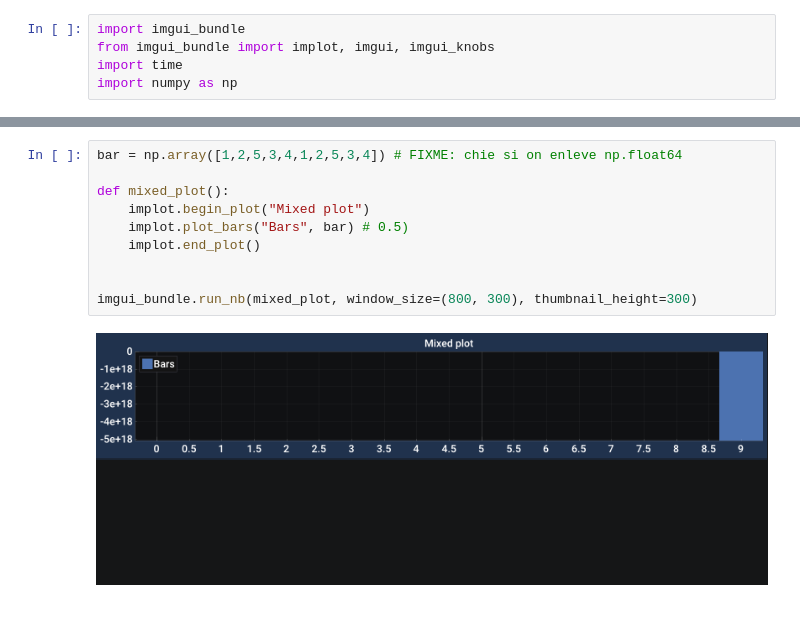
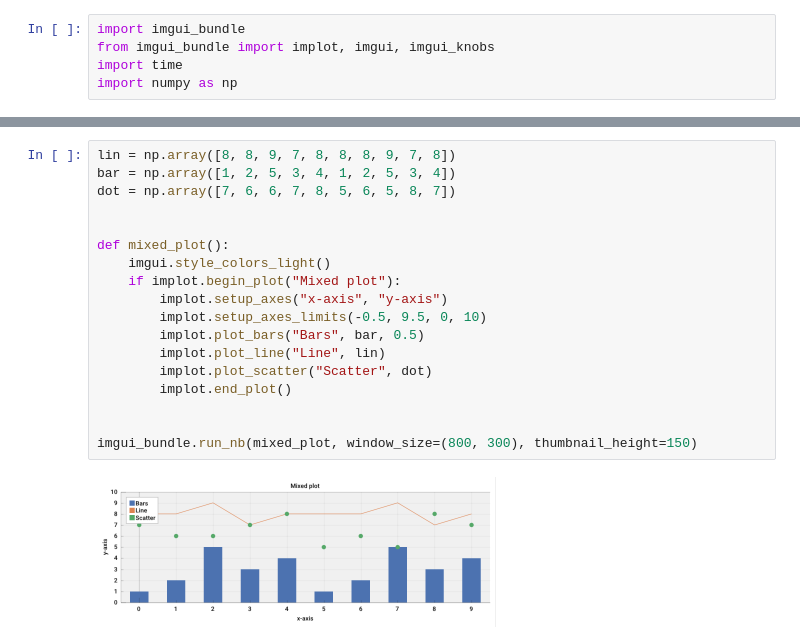
Before and after one commit to pthom/imgui_bundle, a Jupyter notebook: bindings/imgui_bundle/demos/notebooks/demo_notebook.ipynb, the cells around one changed output, grey strips where cells are left out. Drawn from its saved outputs; the diff is of its cells as text; blank space fills up the shorter version.

```diff
--- a/bindings/imgui_bundle/demos/notebooks/demo_notebook.ipynb
+++ b/bindings/imgui_bundle/demos/notebooks/demo_notebook.ipynb
@@ -6,13 +35,21 @@ import numpy as np
 # %%
-bar = np.array([1,2,5,3,4,1,2,5,3,4]) # FIXME: chie si on enleve np.float64
+lin = np.array([8, 8, 9, 7, 8, 8, 8, 9, 7, 8])
+bar = np.array([1, 2, 5, 3, 4, 1, 2, 5, 3, 4])
+dot = np.array([7, 6, 6, 7, 8, 5, 6, 5, 8, 7])
+
 
 def mixed_plot():
-    implot.begin_plot("Mixed plot")
-    implot.plot_bars("Bars", bar) # 0.5)
-    implot.end_plot()
+    imgui.style_colors_light()
+    if implot.begin_plot("Mixed plot"):
+        implot.setup_axes("x-axis", "y-axis")
+        implot.setup_axes_limits(-0.5, 9.5, 0, 10)
+        implot.plot_bars("Bars", bar, 0.5)
+        implot.plot_line("Line", lin)
+        implot.plot_scatter("Scatter", dot)
+        implot.end_plot()
 
 
-imgui_bundle.run_nb(mixed_plot, window_size=(800, 300), thumbnail_height=300)
+imgui_bundle.run_nb(mixed_plot, window_size=(800, 300), thumbnail_height=150)
 # %% [output]
-[figure, old version]
+[figure, new version]
 [interactive output not drawn]
```
Also changed, not shown: parts of 4 cells of this notebook, 1 other file.
